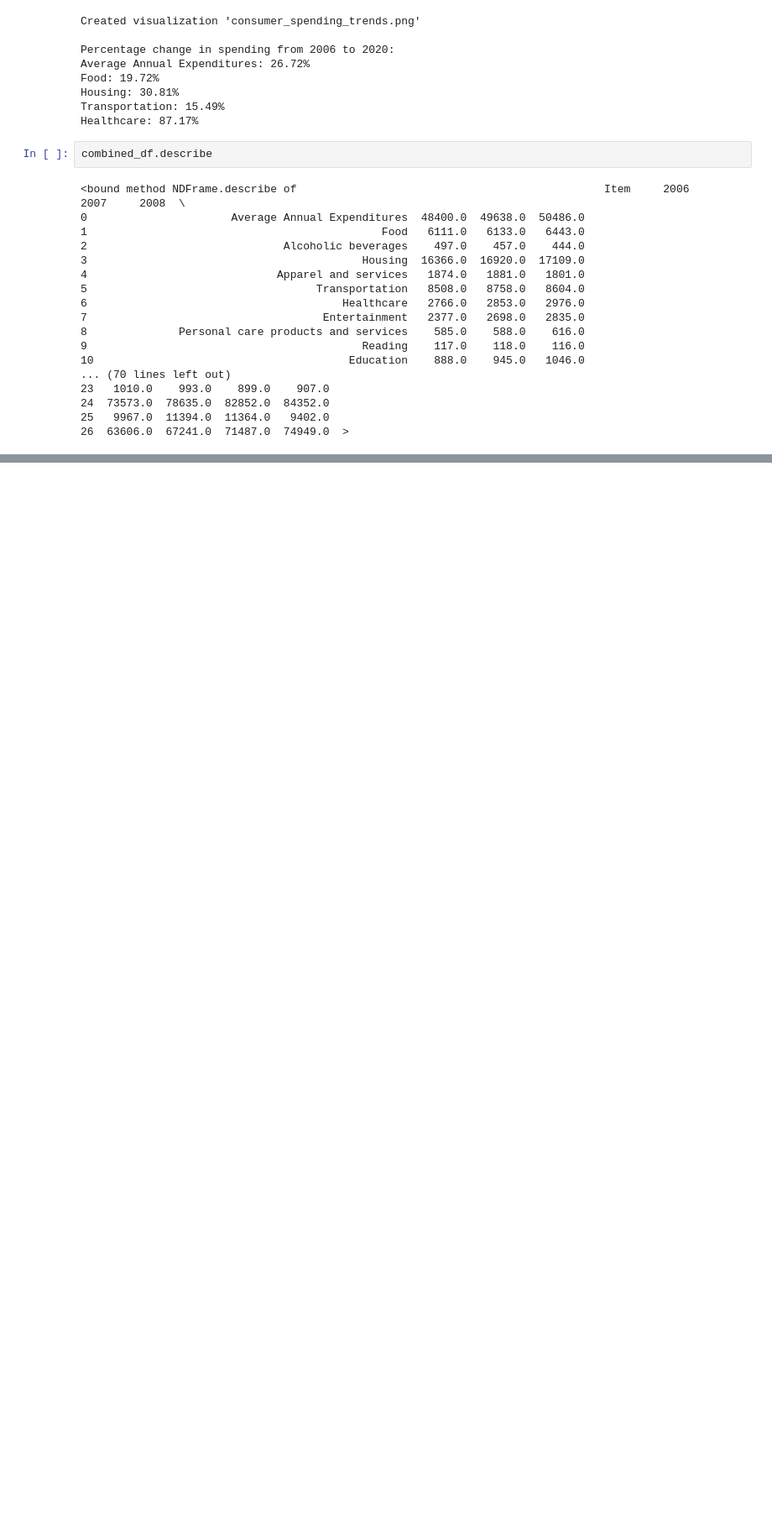
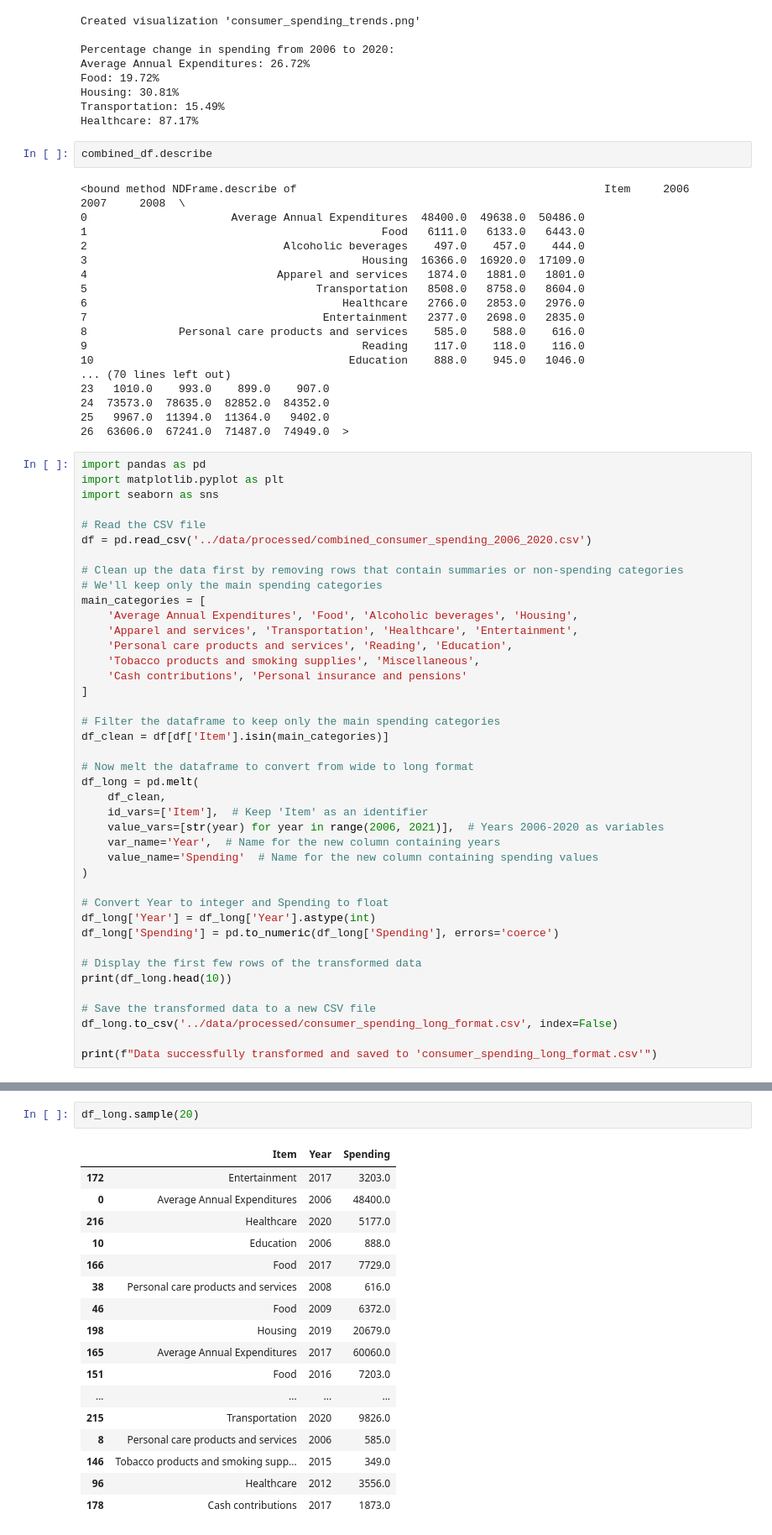
Before and after one commit to bwarzel/research-project, a Jupyter notebook: notebooks/secondmerge.ipynb, the cells around one changed output, grey strips where cells are left out. Shown at 84% size. Drawn from its saved outputs; the diff is of its cells as text; blank space fills up the shorter version.

```diff
--- a/notebooks/secondmerge.ipynb
+++ b/notebooks/secondmerge.ipynb
@@ -160,3 +160,44 @@ combined_df.describe
 24  73573.0  78635.0  82852.0  84352.0
 25   9967.0  11394.0  11364.0   9402.0
 26  63606.0  67241.0  71487.0  74949.0  >
+# %%
+import pandas as pd
+import matplotlib.pyplot as plt
+import seaborn as sns
+
+# Read the CSV file
+df = pd.read_csv('../data/processed/combined_consumer_spending_2006_2020.csv')
+
+# Clean up the data first by removing rows that contain summaries or non-spending categories
+# We'll keep only the main spending categories
+main_categories = [
+    'Average Annual Expenditures', 'Food', 'Alcoholic beverages', 'Housing',
+    'Apparel and services', 'Transportation', 'Healthcare', 'Entertainment',
+    'Personal care products and services', 'Reading', 'Education',
+    'Tobacco products and smoking supplies', 'Miscellaneous',
+    'Cash contributions', 'Personal insurance and pensions'
+]
+
+# Filter the dataframe to keep only the main spending categories
+df_clean = df[df['Item'].isin(main_categories)]
+
+# Now melt the dataframe to convert from wide to long format
+df_long = pd.melt(
+    df_clean,
+    id_vars=['Item'],  # Keep 'Item' as an identifier
+    value_vars=[str(year) for year in range(2006, 2021)],  # Years 2006-2020 as variables
+    var_name='Year',  # Name for the new column containing years
+    value_name='Spending'  # Name for the new column containing spending values
+)
+
+# Convert Year to integer and Spending to float
+df_long['Year'] = df_long['Year'].astype(int)
+df_long['Spending'] = pd.to_numeric(df_long['Spending'], errors='coerce')
+
+# Display the first few rows of the transformed data
+print(df_long.head(10))
+
+# Save the transformed data to a new CSV file
+df_long.to_csv('../data/processed/consumer_spending_long_format.csv', index=False)
+
+print(f"Data successfully transformed and saved to 'consumer_spending_long_format.csv'")
@@ -162,0 +217,20 @@ combined_df.describe
+# %%
+df_long.sample(20)
+# %% [output]
+|  | Item | Year | Spending |
+| 172 | Entertainment | 2017 | 3203.0 |
+| 0 | Average Annual Expenditures | 2006 | 48400.0 |
+| 216 | Healthcare | 2020 | 5177.0 |
+| 10 | Education | 2006 | 888.0 |
+| 166 | Food | 2017 | 7729.0 |
+| 38 | Personal care products and services | 2008 | 616.0 |
+| 46 | Food | 2009 | 6372.0 |
+| 198 | Housing | 2019 | 20679.0 |
+| 165 | Average Annual Expenditures | 2017 | 60060.0 |
+| 151 | Food | 2016 | 7203.0 |
+| ... | ... | ... | ... |
+| 215 | Transportation | 2020 | 9826.0 |
+| 8 | Personal care products and services | 2006 | 585.0 |
+| 146 | Tobacco products and smoking supp... | 2015 | 349.0 |
+| 96 | Healthcare | 2012 | 3556.0 |
+| 178 | Cash contributions | 2017 | 1873.0 |
```
Also changed, not shown: parts of 2 cells of this notebook, 6 other files.
